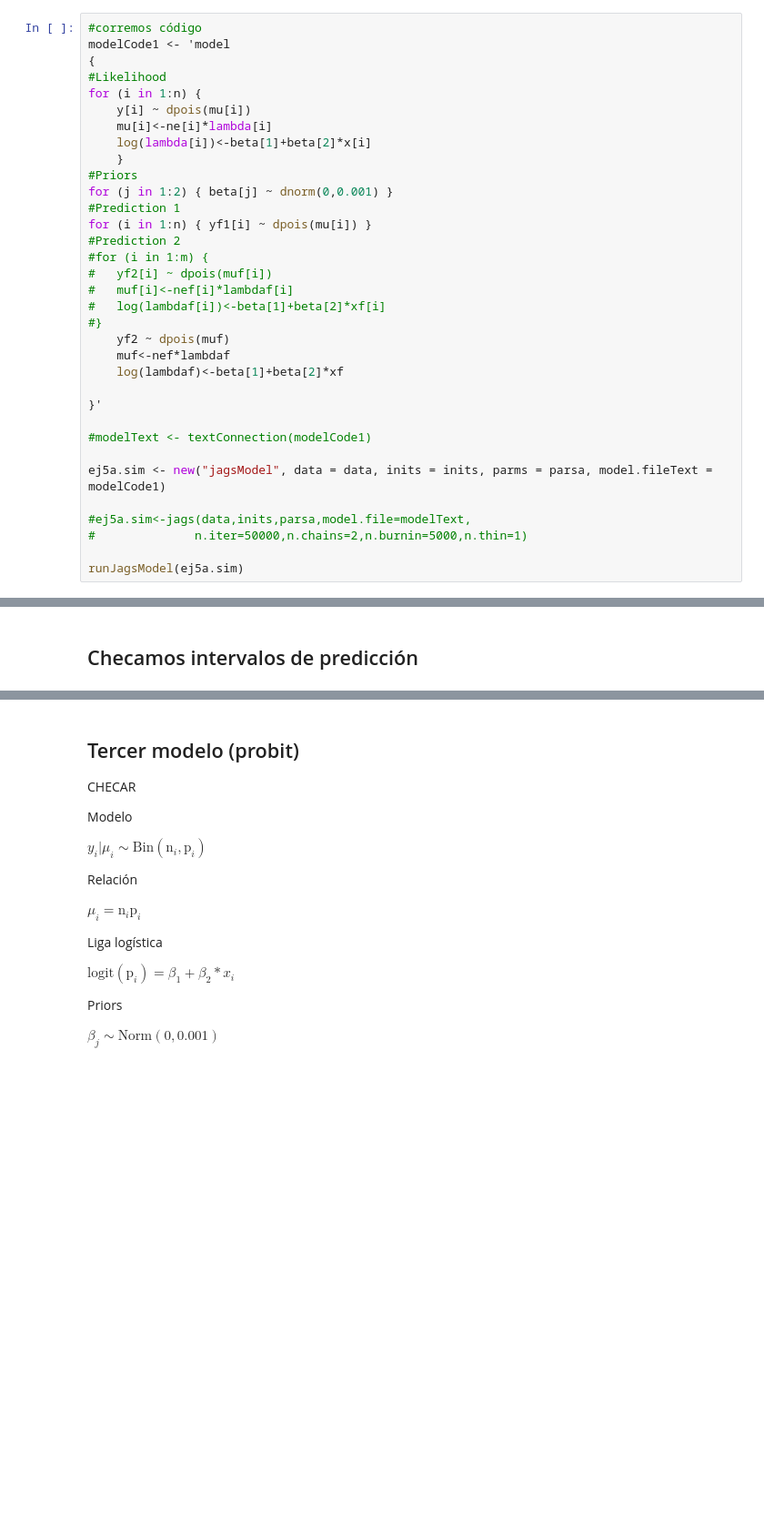
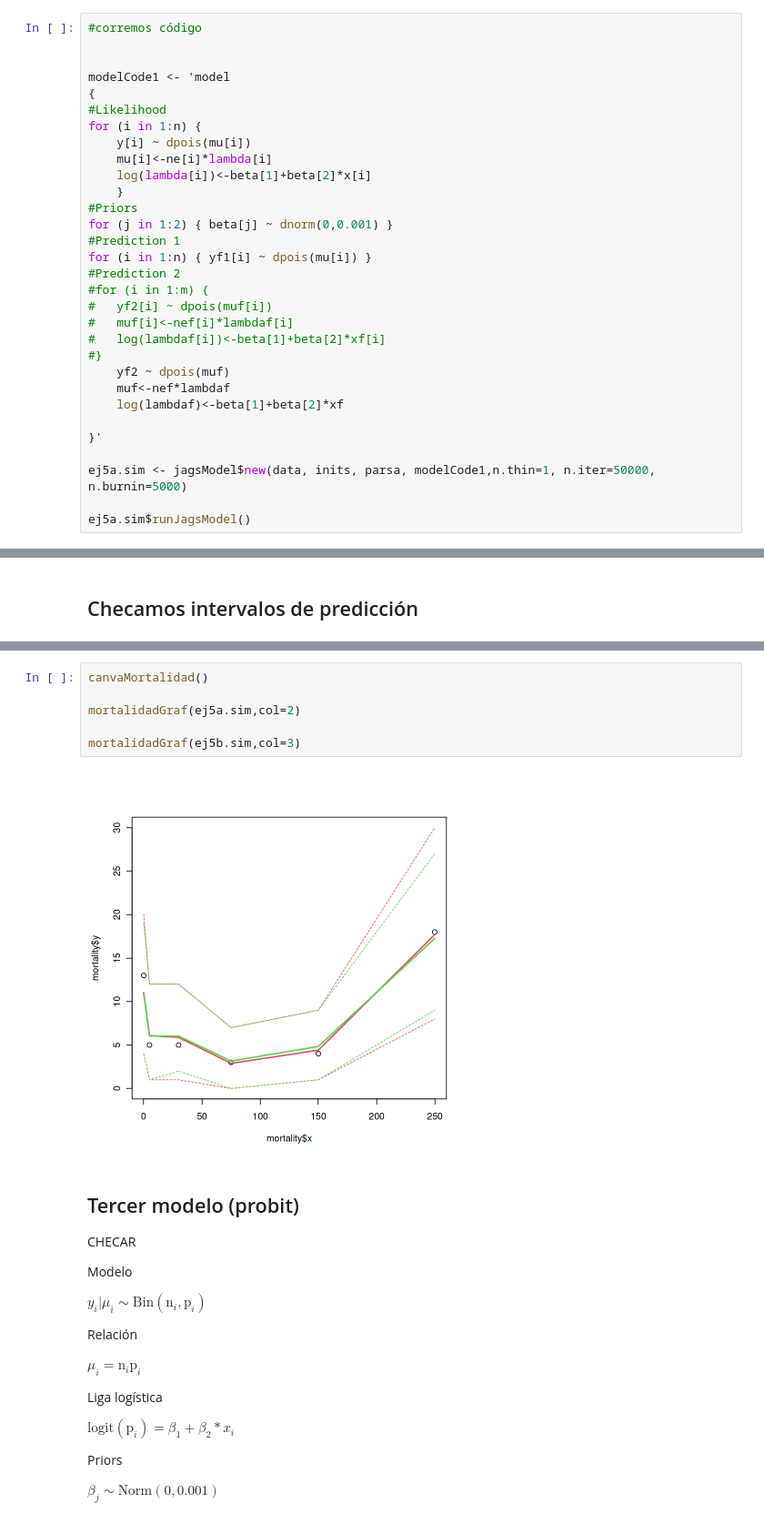
Before and after one commit to Marce2021M/regresion.Avanzada_tarea2RegAvanz, a Jupyter notebook: tarea2.ipynb, the cells around one changed output, grey strips where cells are left out. Shown at 91% size. Drawn from its saved outputs; the diff is of its cells as text; blank space fills up the shorter version.

```diff
--- a/tarea2.ipynb
+++ b/tarea2.ipynb
@@ -68,6 +68,8 @@ Priors
 $\beta_{j} \sim \text{Norm}(0,0.001)$
 # %%
 #corremos código
+
+
 modelCode1 <- 'model
 {
 #Likelihood
@@ -92,14 +94,9 @@ for (i in 1:n) { yf1[i] ~ dpois(mu[i]) }
 
 }'
 
-#modelText <- textConnection(modelCode1)
+ej5a.sim <- jagsModel$new(data, inits, parsa, modelCode1,n.thin=1, n.iter=50000, n.burnin=5000)
 
-ej5a.sim <- new("jagsModel", data = data, inits = inits, parms = parsa, model.fileText = modelCode1)
-
-#ej5a.sim<-jags(data,inits,parsa,model.file=modelText,
-#              n.iter=50000,n.chains=2,n.burnin=5000,n.thin=1)
-
-runJagsModel(ej5a.sim)
+ej5a.sim$runJagsModel()
 # %% [output]
 Warning message in jags.model(model.file, data = data, inits = init.values, n.chains = n.chains, :
 “Unused variable "m" in data”
@@ -380,3 +234,11 @@ lines(mortality$x[or],out.yf2[or,7],lty=2,col=3)
+# %%
+canvaMortalidad()
+
+mortalidadGraf(ej5a.sim,col=2)
+
+mortalidadGraf(ej5b.sim,col=3)
+# %% [output]
+[figure, added]
 # %% [markdown]
 ## Tercer modelo (probit)
 
```
Also changed, not shown: parts of 41 cells of this notebook, 6 other files.
